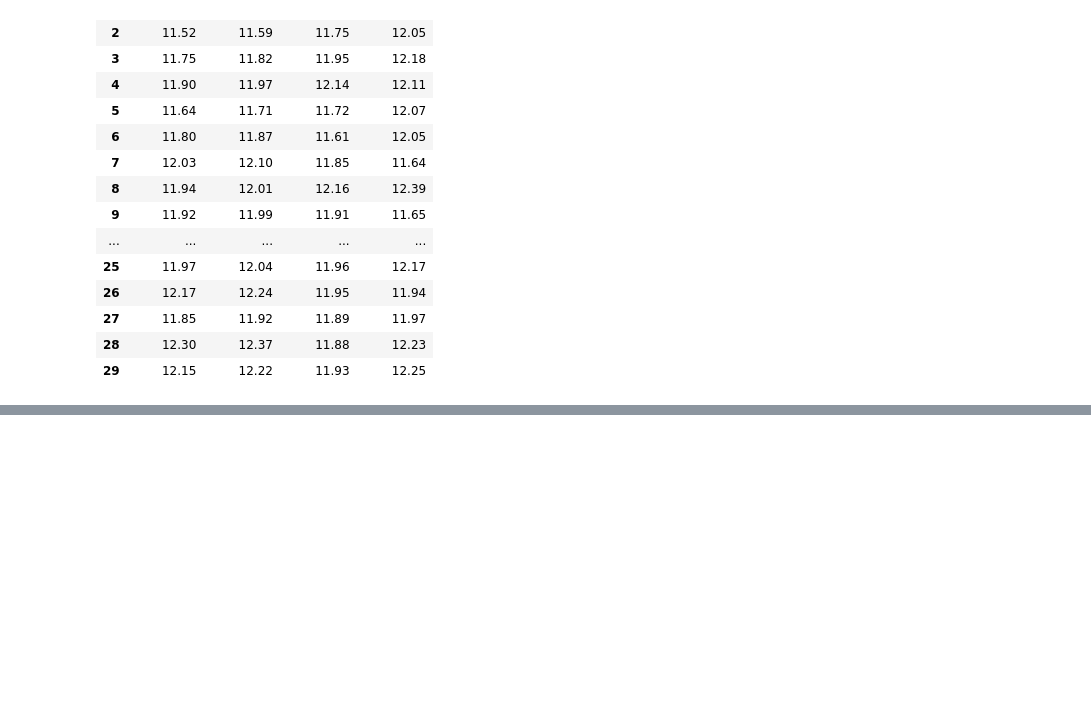
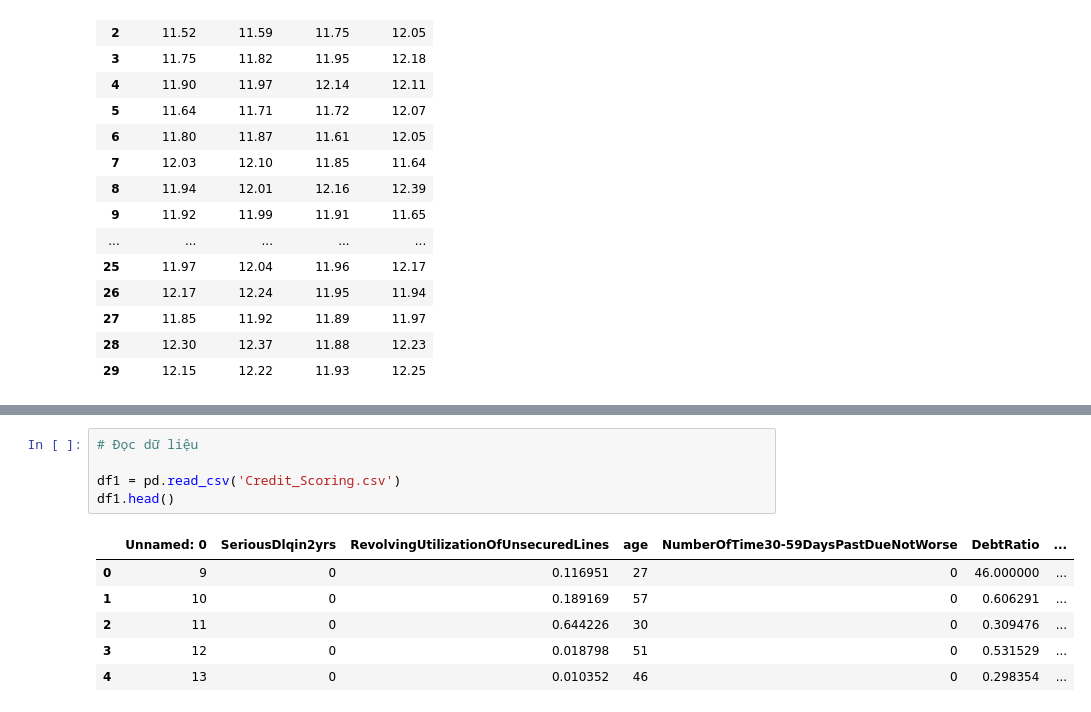
Before and after one commit to ntnqu/DAP2311R1, a Jupyter notebook: Buổi 21 - 06012024/Buổi_21_Thực_hành_kiểm_định_giả_thuyết.ipynb, the cells around one changed output, grey strips where cells are left out. Drawn from its saved outputs; the diff is of its cells as text; blank space fills up the shorter version.

```diff
--- a/Buổi 21 - 06012024/Buổi_21_Thực_hành_kiểm_định_giả_thuyết.ipynb
+++ b/Buổi 21 - 06012024/Buổi_21_Thực_hành_kiểm_định_giả_thuyết.ipynb
@@ -71,0 +91,12 @@ sample1
+# %%
+# Đọc dữ liệu
+
+df1 = pd.read_csv('Credit_Scoring.csv')
+df1.head()
+# %% [output]
+|  | Unnamed: 0 | SeriousDlqin2yrs | RevolvingUtilizationOfUnsecuredLines | age | NumberOfTime30-59DaysPastDueNotWorse | DebtRatio | ... |
+| 0 | 9 | 0 | 0.116951 | 27 | 0 | 46.000000 | ... |
+| 1 | 10 | 0 | 0.189169 | 57 | 0 | 0.606291 | ... |
+| 2 | 11 | 0 | 0.644226 | 30 | 0 | 0.309476 | ... |
+| 3 | 12 | 0 | 0.018798 | 51 | 0 | 0.531529 | ... |
+| 4 | 13 | 0 | 0.010352 | 46 | 0 | 0.298354 | ... |
```
Also changed, not shown: parts of 3 cells of this notebook, 11 other files.
